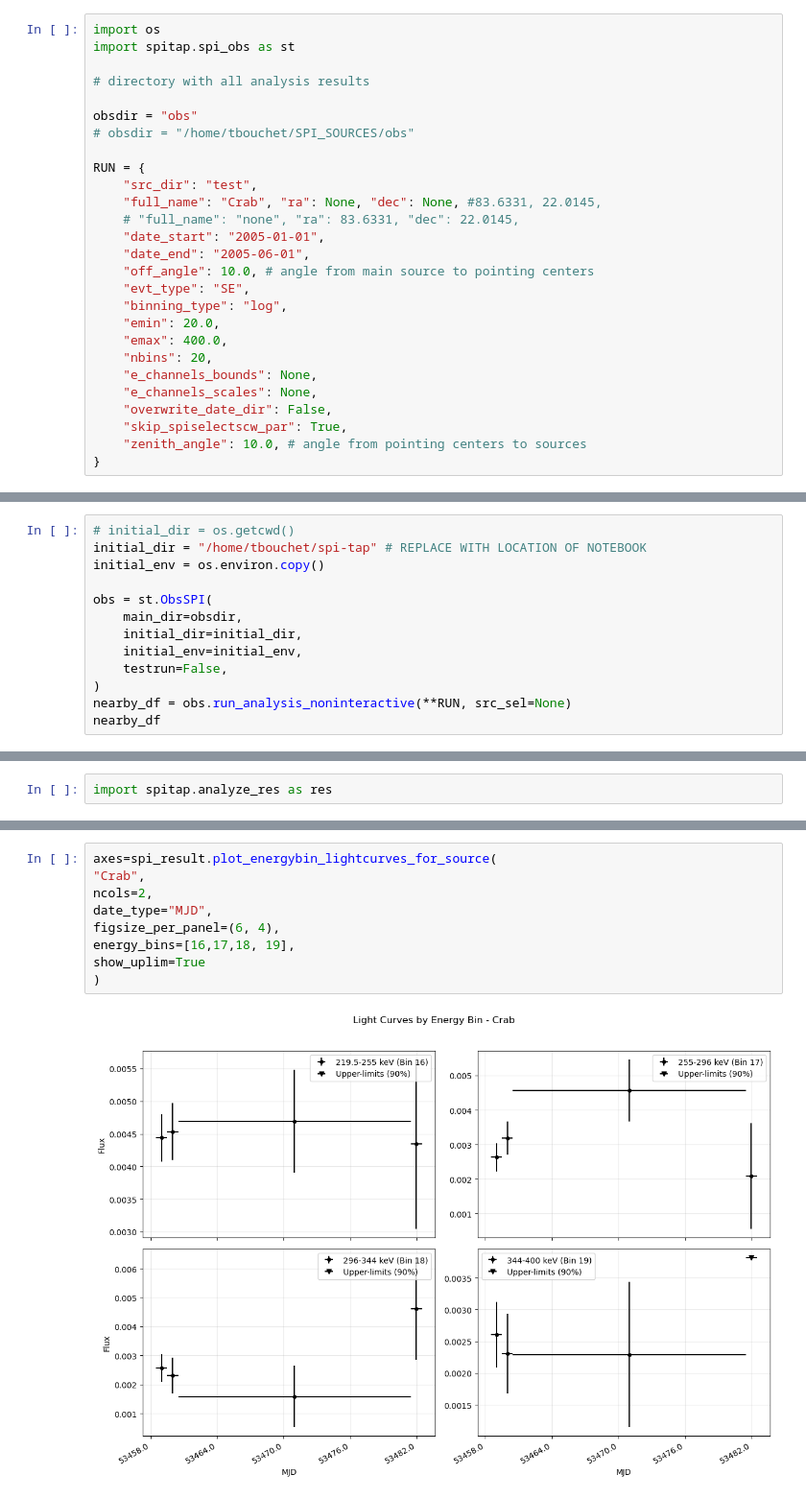
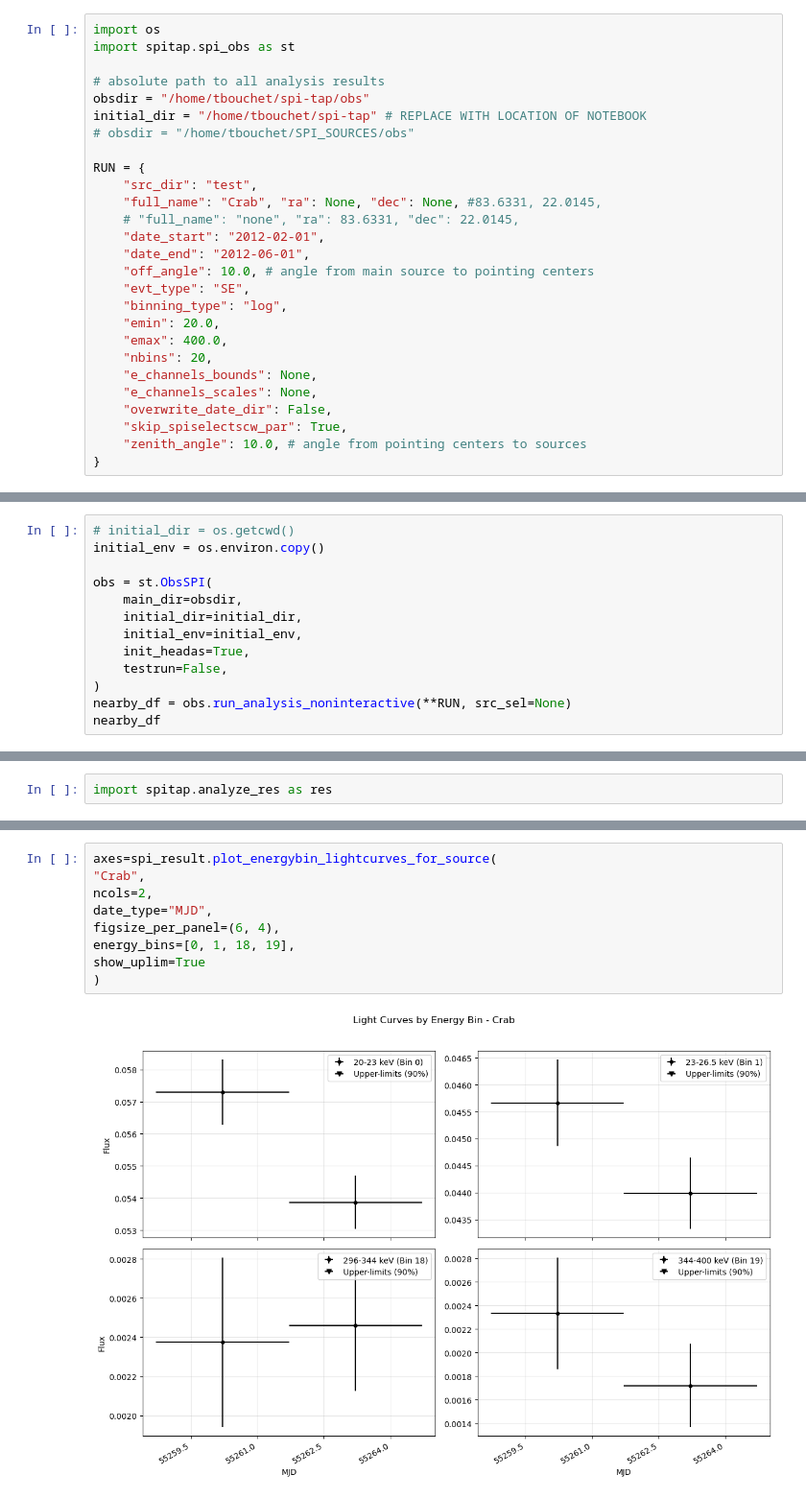
Before and after one commit to tristanbouchet/spi-tap, a Jupyter notebook: auto_spitap.ipynb, the cells around one changed output, grey strips where cells are left out. Shown at 96% size. Saved outputs shown, nothing was run; the diff lists cells and outputs as text.

```diff
--- a/auto_spitap.ipynb
+++ b/auto_spitap.ipynb
@@ -7,17 +6,17 @@ Set parameters, run until source shortlist, then continue.
 import os
 import spitap.spi_obs as st
 
-# directory with all analysis results
-
-obsdir = "obs"
+# absolute path to all analysis results
+obsdir = "/home/tbouchet/spi-tap/obs"
+initial_dir = "/home/tbouchet/spi-tap" # REPLACE WITH LOCATION OF NOTEBOOK
 # obsdir = "/home/tbouchet/SPI_SOURCES/obs"
 
 RUN = {
     "src_dir": "test",
     "full_name": "Crab", "ra": None, "dec": None, #83.6331, 22.0145,
     # "full_name": "none", "ra": 83.6331, "dec": 22.0145,
-    "date_start": "2005-01-01",
-    "date_end": "2005-06-01",
+    "date_start": "2012-02-01",
+    "date_end": "2012-06-01",
     "off_angle": 10.0, # angle from main source to pointing centers
     "evt_type": "SE",
     "binning_type": "log",
@@ -35,12 +32,12 @@ Loading spi_obs module...
 # %%
 # initial_dir = os.getcwd()
-initial_dir = "/home/tbouchet/spi-tap" # REPLACE WITH LOCATION OF NOTEBOOK
 initial_env = os.environ.copy()
 
 obs = st.ObsSPI(
     main_dir=obsdir,
     initial_dir=initial_dir,
     initial_env=initial_env,
+    init_headas=True,
     testrun=False,
 )
 nearby_df = obs.run_analysis_noninteractive(**RUN, src_sel=None)
@@ -154,11 +151,11 @@ Building result data frames...
 # %%
 axes=spi_result.plot_energybin_lightcurves_for_source(
 "Crab",
 ncols=2,
 date_type="MJD",
 figsize_per_panel=(6, 4),
-energy_bins=[16,17,18, 19],
+energy_bins=[0, 1, 18, 19],
 show_uplim=True
 )
 # %% [output]
-[figure, old version]
+[figure, new version]
```
Also changed, not shown: parts of 6 cells of this notebook, 3 other files.
